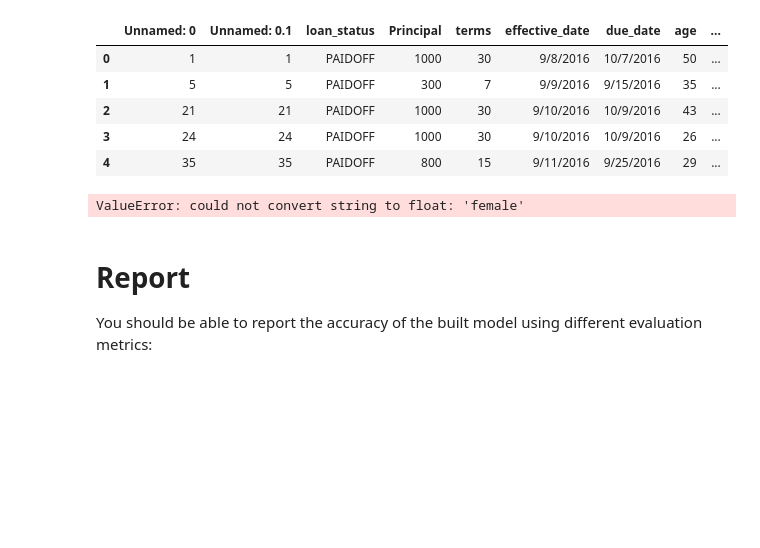
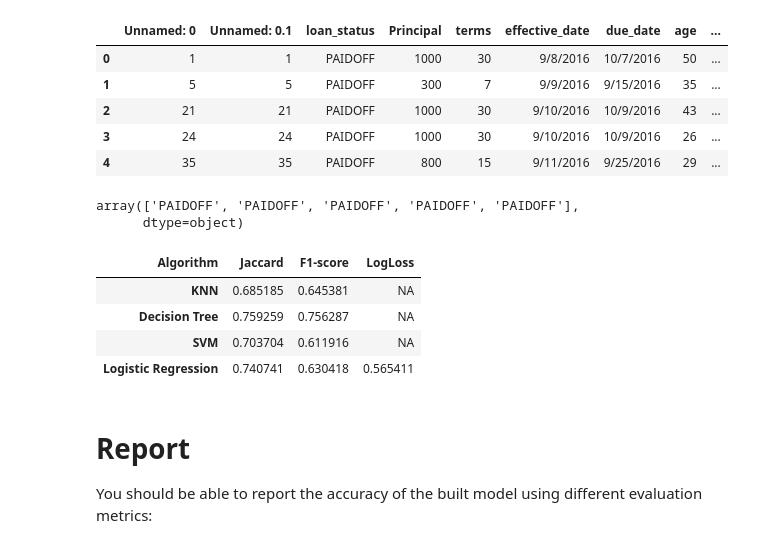
Before and after one commit to AbdulrahmanElshahat/Coursra_Capston_Projec, a Jupyter notebook: Capston_project.ipynb, the cells around one changed output. Saved outputs shown, nothing was run; the diff lists cells and outputs as text; code cells hidden in the pictures; blank space fills up the shorter version.

```diff
--- a/Capston_project.ipynb
+++ b/Capston_project.ipynb
@@ -429,25 +431,72 @@ test_df.head()
 | 3 | 24 | 24 | PAIDOFF | 1000 | 30 | 9/10/2016 | 10/9/2016 | 26 | ... |
 | 4 | 35 | 35 | PAIDOFF | 800 | 15 | 9/11/2016 | 9/25/2016 | 29 | ... |
 # %%
-# convert date time
 test_df['due_date'] = pd.to_datetime(test_df['due_date'])
 test_df['effective_date'] = pd.to_datetime(test_df['effective_date'])
 test_df['dayofweek'] = test_df['effective_date'].dt.dayofweek
-# evaulate weekend field
 test_df['weekend'] = test_df['dayofweek'].apply(lambda x: 1 if (x>3)  else 0)
-# work out education level
 test_feature = test_df[['Principal','terms','age','Gender','weekend']]
 test_feature = pd.concat([test_feature,pd.get_dummies(test_df['education'])], axis=1)
 test_feature.drop(['Master or Above'], axis = 1,inplace=True)
 test_feature.head()
-# normalize the test data
-test_X = preprocessing.StandardScaler().fit(test_feature).transform(test_feature)
-test_X[0:5]
-# and target result
-test_y = test_df['loan_status'].values
-test_y[0:5]
+Feature = test_df[['Principal','terms','age','Gender','weekend','dayofweek']]
+Feature = pd.concat([Feature,pd.get_dummies(test_df['education'])], axis=1)
+Feature.drop(['Master or Above'], axis = 1,inplace=True)
+
+X = Feature
+
+y = test_df['loan_status'].replace(to_replace=['PAIDOFF','COLLECTION'], value=[0,1]).values
+
+testy=y.astype(float)
+testX= preprocessing.StandardScaler().fit_transform(X)
-# %% [output]
-ValueError: could not convert string to float: 'female'
+# %%
+TestX = preprocessing.StandardScaler().fit(test_feature).transform(test_feature)
+TestX[0:5]
+# and target result
+TestY = test_df['loan_status'].values
+TestY[0:5]
+# %% [output]
+array(['PAIDOFF', 'PAIDOFF', 'PAIDOFF', 'PAIDOFF', 'PAIDOFF'],
+      dtype=object)
+# %%
+knn_pred=neigh.predict(TestX)
+jc1=jaccard_similarity_score(TestY, knn_pred)
+fs1=f1_score(TestY, knn_pred, average='weighted')
+
+tree_pred=modeltree.predict(TestX)
+jc2=jaccard_similarity_score(TestY, tree_pred)
+fs2=f1_score(TestY, tree_pred, average='weighted')
+
+svm_pred=clf.predict(TestX)
+jc3=jaccard_similarity_score(TestY, svm_pred)
+fs3=f1_score(TestY, svm_pred, average='weighted')
+
+log_pred=LR.predict(TestX)
+proba=LR.predict_proba(TestX)
+jc4=jaccard_similarity_score(TestY, log_pred)
+fs4=f1_score(TestY, log_pred, average='weighted')
+ll4=log_loss(TestY, proba)
+
+list_jc = [jc1, jc2, jc3, jc4]
+list_fs = [fs1, fs2, fs3, fs4]
+list_ll = ['NA', 'NA', 'NA', ll4]
+
+
+import pandas as pd
+
+# fomulate the report format
+df = pd.DataFrame(list_jc, index=['KNN','Decision Tree','SVM','Logistic Regression'])
+df.columns = ['Jaccard']
+df.insert(loc=1, column='F1-score', value=list_fs)
+df.insert(loc=2, column='LogLoss', value=list_ll)
+df.columns.name = 'Algorithm'
+df
+# %% [output]
+| Algorithm | Jaccard | F1-score | LogLoss |
+| KNN | 0.685185 | 0.645381 | NA |
+| Decision Tree | 0.759259 | 0.756287 | NA |
+| SVM | 0.703704 | 0.611916 | NA |
+| Logistic Regression | 0.740741 | 0.630418 | 0.565411 |
 # %% [markdown]
 # Report
 You should be able to report the accuracy of the built model using different evaluation metrics:
```
Also changed, not shown: parts of 2 cells of this notebook.
